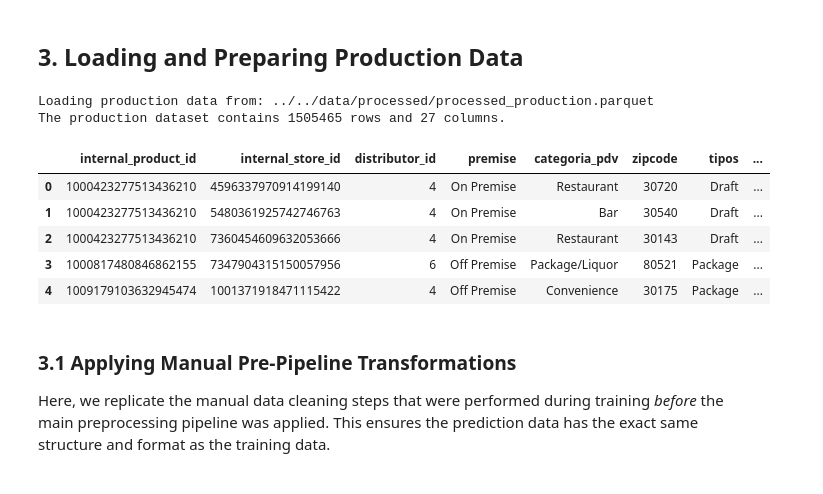
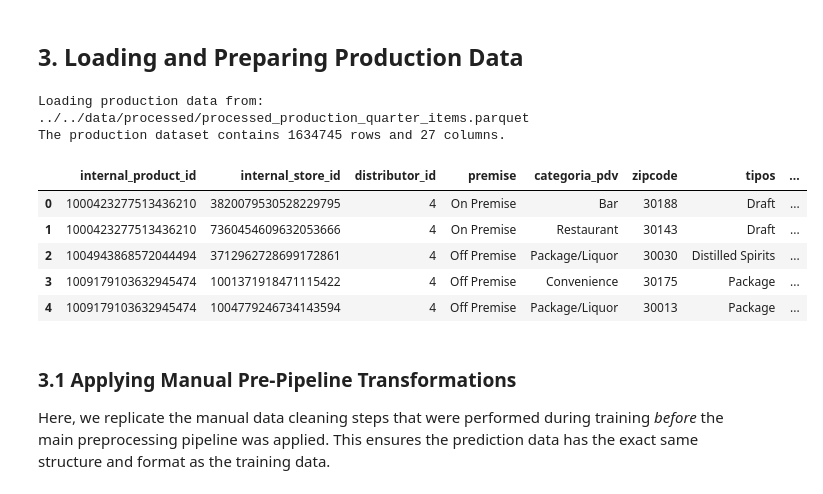
Before and after one commit to gabrielmotablima/CP007--Hackathon-Forecast-2025--Big-Data, a Jupyter notebook: notebooks/03_prediction/01_batch_prediction.ipynb, the cells around one changed output. Cells and saved outputs as stored; diff of their text form; code cells hidden in the pictures.

```diff
--- a/notebooks/03_prediction/01_batch_prediction.ipynb
+++ b/notebooks/03_prediction/01_batch_prediction.ipynb
@@ -29,7 +29,7 @@ We need to load two key artifacts from the training phase:
 # --- Configuration ---
 # IMPORTANT: Update this path to point to the directory where your trained model is saved.
 # This path should contain a 'model/pipeline.pkl' and a 'params/exeperiment_params.json' or the original 'model_params.yml'
-MODEL_OUTPUT_PATH = '../02_models/outputs/202509191639_XGBOOST/' #<-- PLEASE UPDATE THIS PATH
+MODEL_OUTPUT_PATH = '../02_models/outputs/202509202132_XGBOOST/' #<-- PLEASE UPDATE THIS PATH
 PARAMS_FILE_PATH = '../02_models/model_params.yml'
 
 # --- Load Model ---
@@ -54,26 +70,26 @@ Model expects 24 features.
 # %% [markdown]
 ## 3. Loading and Preparing Production Data
 # %%
-DATA_PATH = '../../data/processed/processed_production.parquet'
+DATA_PATH = '../../data/processed/processed_production_quarter_items.parquet'
 
 print(f"Loading production data from: {DATA_PATH}")
 df_prod = pd.read_parquet(DATA_PATH)
 
 # Ensure data types are correct and sort the data chronologically
 df_prod['week_of_year'] = df_prod['week_of_year'].astype(int)
 df_prod = df_prod.sort_values(["week_of_year", "internal_product_id", "internal_store_id"]).reset_index(drop=True)
 
 print(f"The production dataset contains {df_prod.shape[0]} rows and {df_prod.shape[1]} columns.")
 df_prod.head()
 # %% [output]
-Loading production data from: ../../data/processed/processed_production.parquet
-The production dataset contains 1505465 rows and 27 columns.
+Loading production data from: ../../data/processed/processed_production_quarter_items.parquet
+The production dataset contains 1634745 rows and 27 columns.
 |  | internal_product_id | internal_store_id | distributor_id | premise | categoria_pdv | zipcode | tipos | ... |
-| 0 | 1000423277513436210 | 4596337970914199140 | 4 | On Premise | Restaurant | 30720 | Draft | ... |
-| 1 | 1000423277513436210 | 5480361925742746763 | 4 | On Premise | Bar | 30540 | Draft | ... |
-| 2 | 1000423277513436210 | 7360454609632053666 | 4 | On Premise | Restaurant | 30143 | Draft | ... |
-| 3 | 1000817480846862155 | 7347904315150057956 | 6 | Off Premise | Package/Liquor | 80521 | Package | ... |
-| 4 | 1009179103632945474 | 1001371918471115422 | 4 | Off Premise | Convenience | 30175 | Package | ... |
+| 0 | 1000423277513436210 | 3820079530528229795 | 4 | On Premise | Bar | 30188 | Draft | ... |
+| 1 | 1000423277513436210 | 7360454609632053666 | 4 | On Premise | Restaurant | 30143 | Draft | ... |
+| 2 | 1004943868572044494 | 3712962728699172861 | 4 | Off Premise | Package/Liquor | 30030 | Distilled Spirits | ... |
+| 3 | 1009179103632945474 | 1001371918471115422 | 4 | Off Premise | Convenience | 30175 | Package | ... |
+| 4 | 1009179103632945474 | 1004779246734143594 | 4 | Off Premise | Package/Liquor | 30013 | Package | ... |
 # %% [markdown]
 ### 3.1 Applying Manual Pre-Pipeline Transformations
 
```
Also changed, not shown: parts of 4 cells of this notebook, 4 other files.
